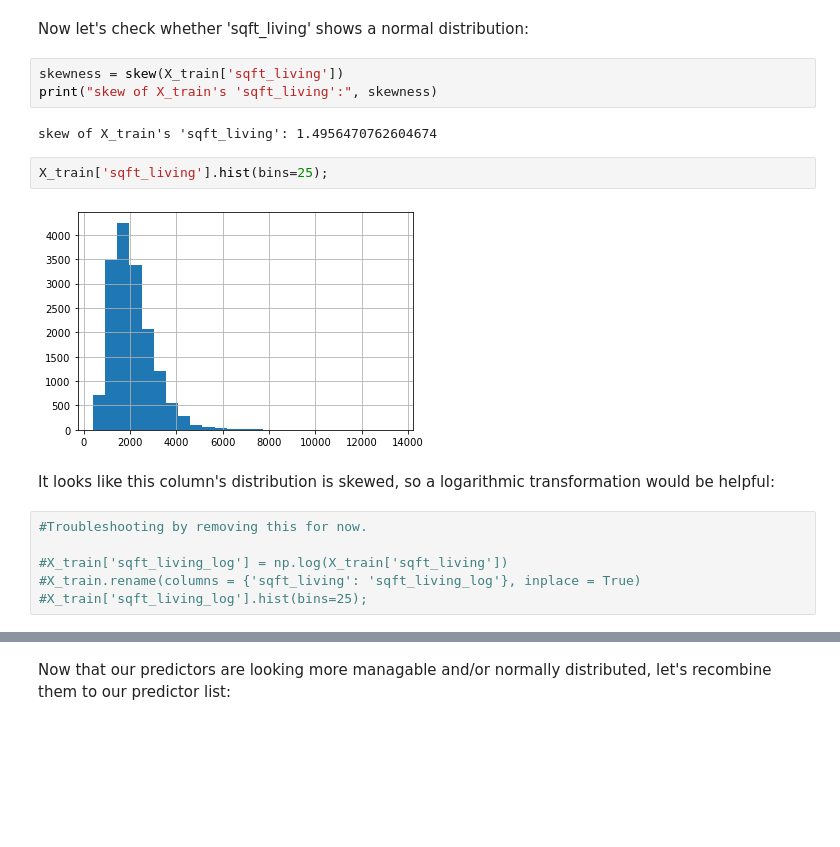
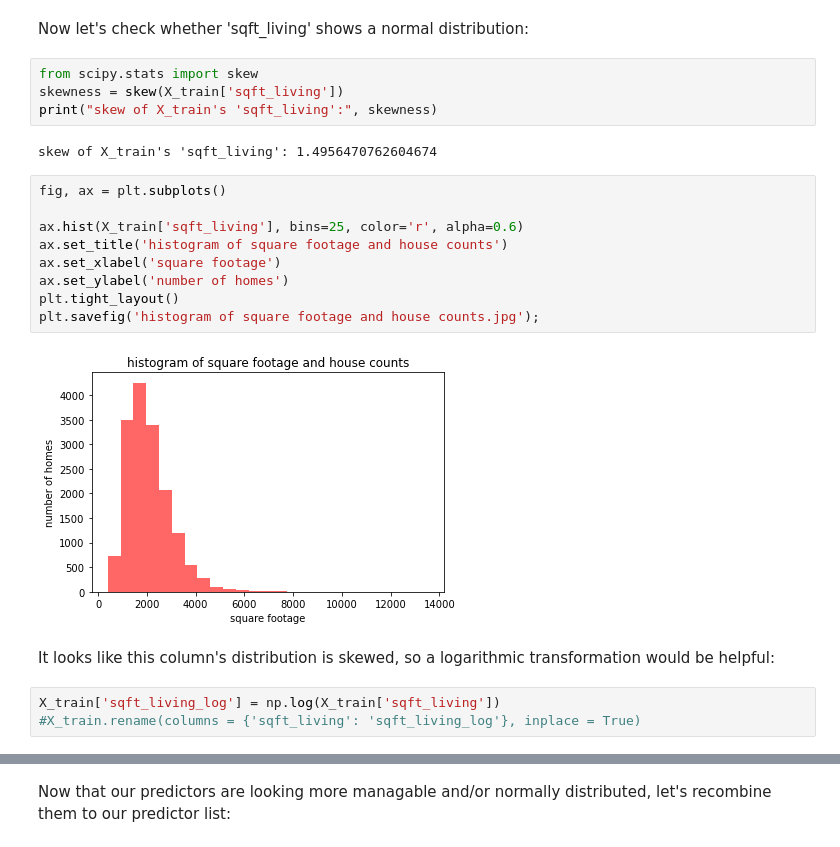
Before and after one commit to joeldmott/dsc-phase-2-project-v2-3, a Jupyter notebook: student.ipynb, the cells around one changed output, grey strips where cells are left out. Saved outputs shown, nothing was run; the diff lists cells and outputs as text; blank space fills up the shorter version.

```diff
--- a/student.ipynb
+++ b/student.ipynb
@@ -575,19 +476,24 @@ X_train
 # %% [markdown]
 Now let's check whether 'sqft_living' shows a normal distribution:
 # %%
+from scipy.stats import skew
 skewness = skew(X_train['sqft_living'])
 print("skew of X_train's 'sqft_living':", skewness)
 # %% [output]
 skew of X_train's 'sqft_living': 1.4956470762604674
-# %%
-X_train['sqft_living'].hist(bins=25);
-# %% [output]
-[figure, removed]
+# %%
+fig, ax = plt.subplots()
+
+ax.hist(X_train['sqft_living'], bins=25, color='r', alpha=0.6)
+ax.set_title('histogram of square footage and house counts')
+ax.set_xlabel('square footage')
+ax.set_ylabel('number of homes')
+plt.tight_layout()
+plt.savefig('histogram of square footage and house counts.jpg');
+# %% [output]
+[figure, added]
 # %% [markdown]
 It looks like this column's distribution is skewed, so a logarithmic transformation would be helpful:
 # %%
-#Troubleshooting by removing this for now.
-
-#X_train['sqft_living_log'] = np.log(X_train['sqft_living'])
+X_train['sqft_living_log'] = np.log(X_train['sqft_living'])
 #X_train.rename(columns = {'sqft_living': 'sqft_living_log'}, inplace = True)
-#X_train['sqft_living_log'].hist(bins=25);
```
Also changed, not shown: parts of 127 cells of this notebook, 2 other files.
